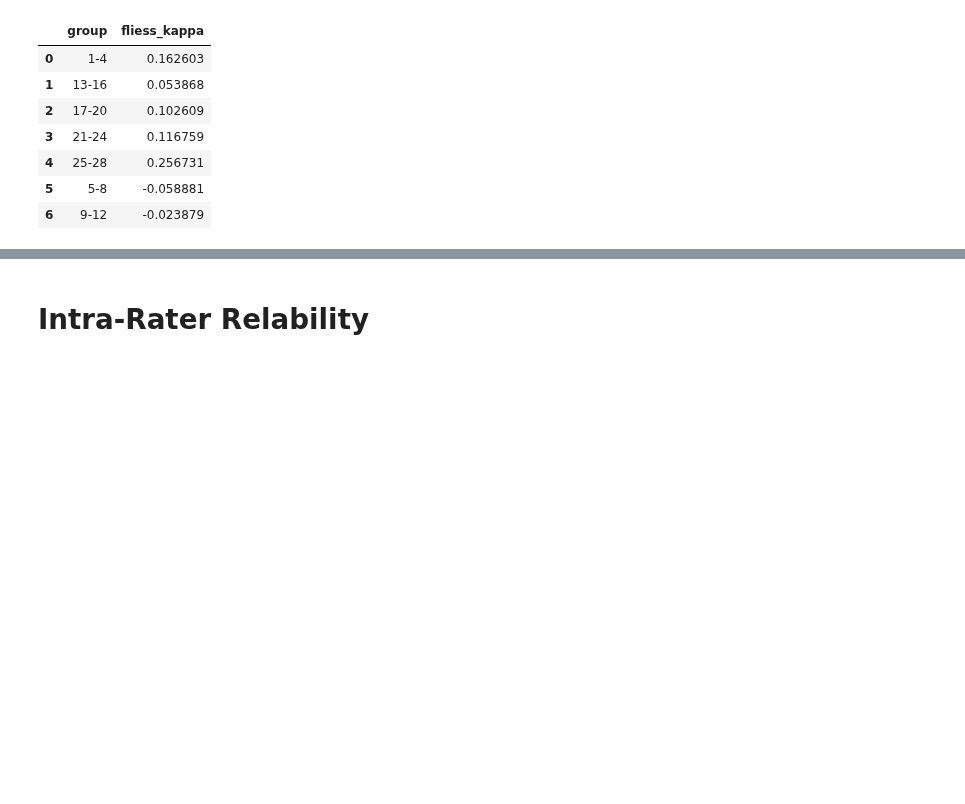
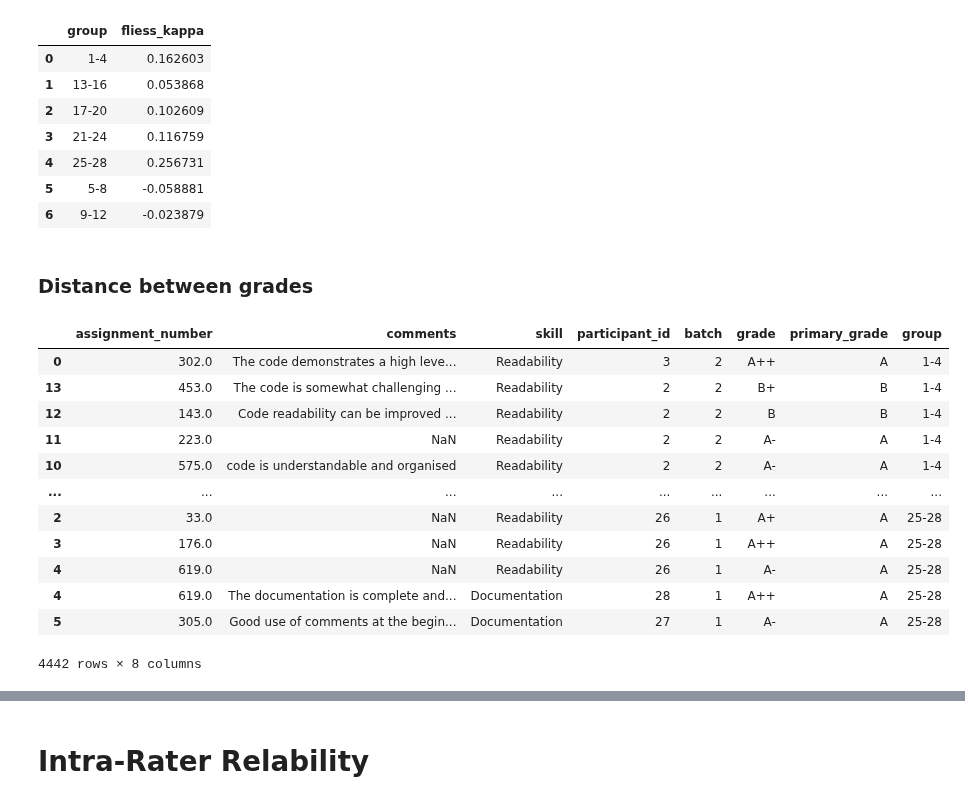
Before and after one commit to m-messer/Consistency_In_Grading_Analysis, a Jupyter notebook: grades_analysis.ipynb, the cells around one changed output, grey strips where cells are left out. Saved outputs shown, nothing was run; the diff lists cells and outputs as text; code cells hidden in the pictures; blank space fills up the shorter version.

```diff
--- a/grades_analysis.ipynb
+++ b/grades_analysis.ipynb
@@ -203,3 +207,40 @@ results_df[['group', 'fliess_kappa']].groupby('group').mean().reset_index()
 | 4 | 25-28 | 0.256731 |
 | 5 | 5-8 | -0.058881 |
 | 6 | 9-12 | -0.023879 |
+# %% [markdown]
+### Distance between grades
+# %%
+def map_participant_group(participant_id):
+    if participant_id <= 4:
+        return "1-4"
+    elif 4 < participant_id <= 8:
+        return "5-8"
+    elif 8 < participant_id <= 12:
+        return "9-12"
+    elif 12 < participant_id <= 16:
+        return "13-16"
+    elif 16 < participant_id <= 20:
+        return "17-20"
+    elif 20 < participant_id <= 24:
+        return "21-24"
+    elif 24 < participant_id <= 28:
+        return "25-28"
+
+grade_df['group'] = grade_df['participant_id'].apply(map_participant_group)
+grade_df['group'] = pd.Categorical(grade_df['group'], categories=['1-4', '5-8', '9-12', '13-16', '17-20', '21-24', '25-28'])
+grade_df = grade_df.sort_values('group', ascending=True)
+grade_df
+# %% [output]
+|  | assignment_number | comments | skill | participant_id | batch | grade | primary_grade | group |
+| 0 | 302.0 | The code demonstrates a high leve... | Readability | 3 | 2 | A++ | A | 1-4 |
+| 13 | 453.0 | The code is somewhat challenging ... | Readability | 2 | 2 | B+ | B | 1-4 |
+| 12 | 143.0 | Code readability can be improved ... | Readability | 2 | 2 | B | B | 1-4 |
+| 11 | 223.0 | NaN | Readability | 2 | 2 | A- | A | 1-4 |
+| 10 | 575.0 | code is understandable and organised | Readability | 2 | 2 | A- | A | 1-4 |
+| ... | ... | ... | ... | ... | ... | ... | ... | ... |
+| 2 | 33.0 | NaN | Readability | 26 | 1 | A+ | A | 25-28 |
+| 3 | 176.0 | NaN | Readability | 26 | 1 | A++ | A | 25-28 |
+| 4 | 619.0 | NaN | Readability | 26 | 1 | A- | A | 25-28 |
+| 4 | 619.0 | The documentation is complete and... | Documentation | 28 | 1 | A++ | A | 25-28 |
+| 5 | 305.0 | Good use of comments at the begin... | Documentation | 27 | 1 | A- | A | 25-28 |
+4442 rows × 8 columns
```
Also changed, not shown: parts of 7 cells of this notebook, 1 other file.
